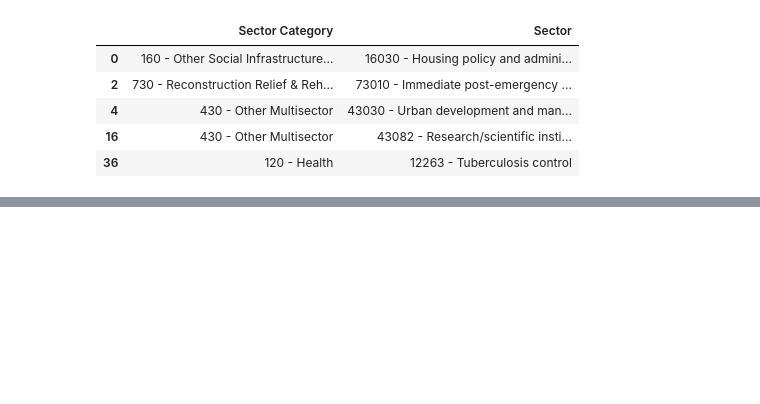
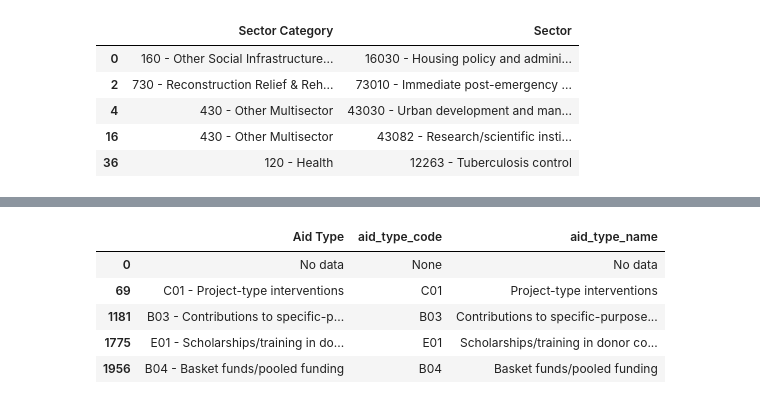
Before and after one commit to kirbt/INFO430-datawarehouse, a Jupyter notebook: iata_ETL.ipynb, the cells around one changed output, grey strips where cells are left out. Saved outputs shown, nothing was run; the diff lists cells and outputs as text; code cells hidden in the pictures; blank space fills up the shorter version.

```diff
--- a/iata_ETL.ipynb
+++ b/iata_ETL.ipynb
@@ -348,3 +344,6 @@ dim_sector.head()
 | 2 | 3 | 43030 | Urban development and management | 430 | Other Multisector |
 | 3 | 4 | 43082 | Research/scientific institutions | 430 | Other Multisector |
 | 4 | 5 | 12263 | Tuberculosis control | 120 | Health |
+# %%
+aid_staging = iata_data[["Aid Type"]].dropna().drop_duplicates()
+aid_staging.head()
@@ -350,0 +357,18 @@ dim_sector.head()
+# %%
+# split aid type into code and name
+
+
+aid_staging["aid_type_code"] = aid_staging["Aid Type"].str.extract(r"^(\S+)")
+aid_staging["aid_type_name"] = aid_staging["Aid Type"].str.replace(r"^\S+\s*-\s*", "", regex=True)
+
+
+# set type code to none for int
+aid_staging["aid_type_code"] = aid_staging["aid_type_code"].replace("No", None)
+aid_staging.head()
+# %% [output]
+|  | Aid Type | aid_type_code | aid_type_name |
+| 0 | No data | None | No data |
+| 69 | C01 - Project-type interventions | C01 | Project-type interventions |
+| 1181 | B03 - Contributions to specific-p... | B03 | Contributions to specific-purpose... |
+| 1775 | E01 - Scholarships/training in do... | E01 | Scholarships/training in donor co... |
+| 1956 | B04 - Basket funds/pooled funding | B04 | Basket funds/pooled funding |
```
Also changed, not shown: parts of 12 cells of this notebook.
